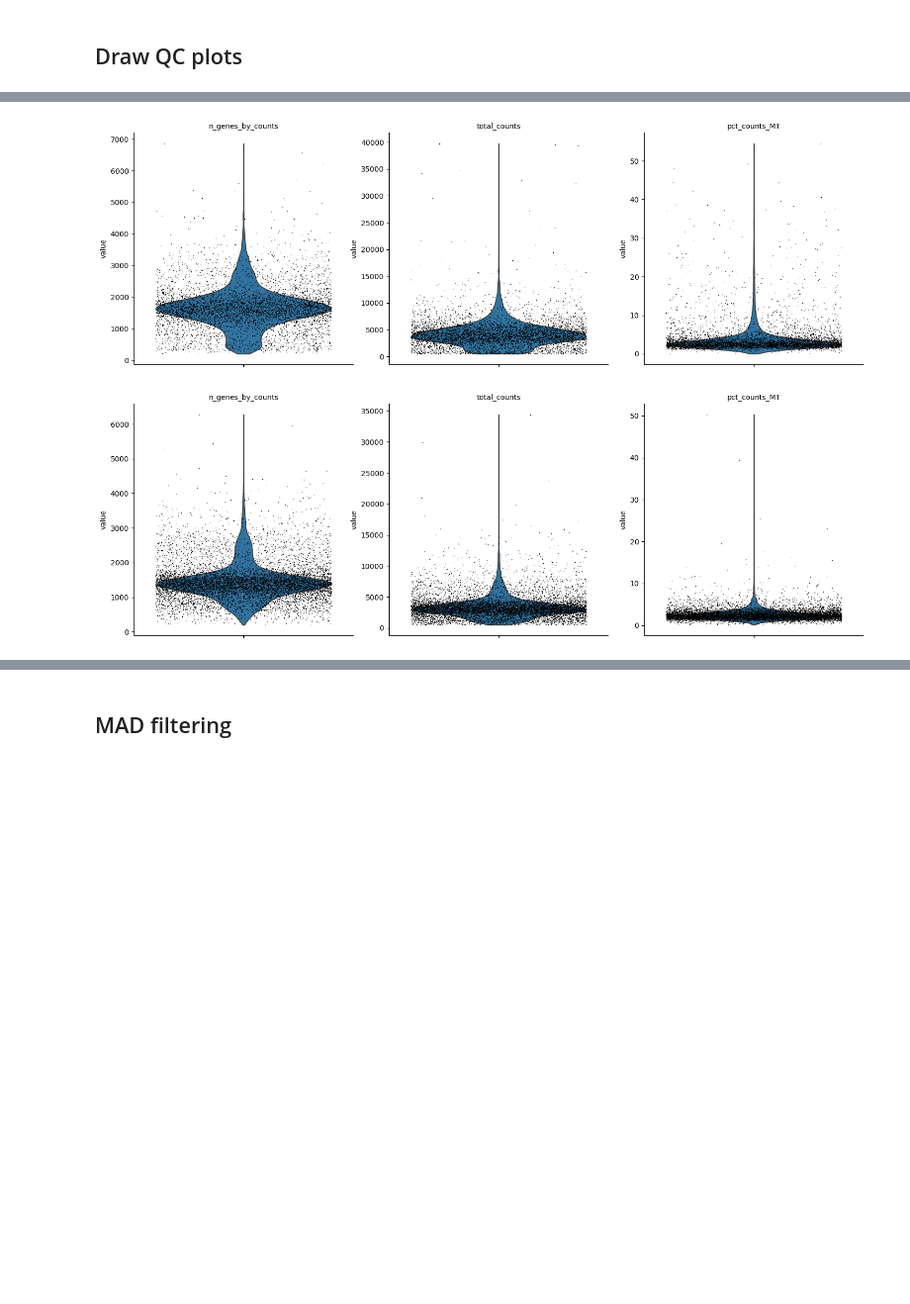
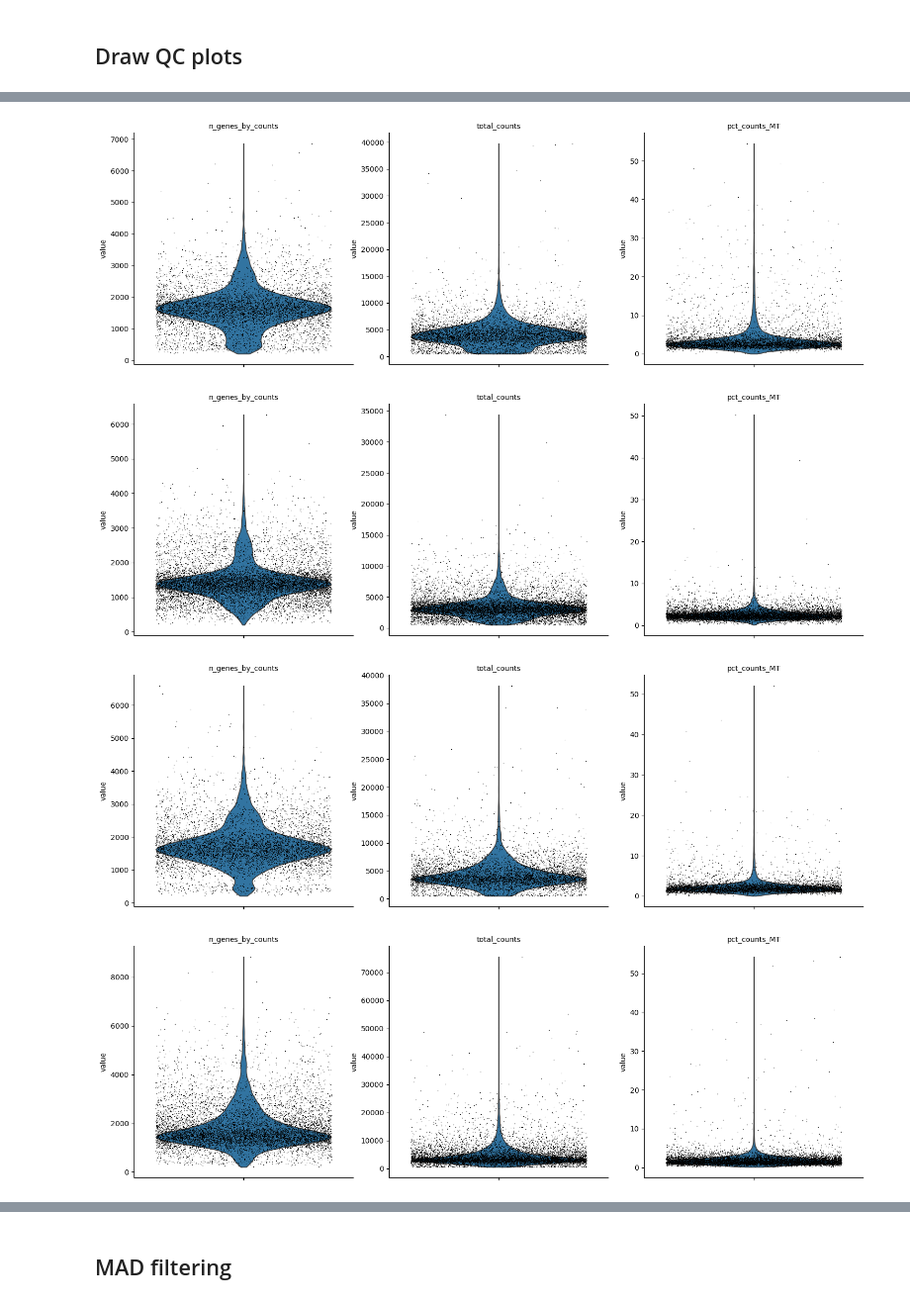
Before and after one commit to Sungwoo-Chang/2024-BI-class, a Jupyter notebook: 1. Preprocessing/1. Preprocessing.ipynb, the cells around one changed output, grey strips where cells are left out. Shown at 99% size. Drawn from its saved outputs; the diff is of its cells as text; code cells hidden in the pictures; blank space fills up the shorter version.

```diff
--- a/1. Preprocessing/1. Preprocessing.ipynb
+++ b/1. Preprocessing/1. Preprocessing.ipynb
@@ -122,14 +134,16 @@ for adata in [normal_1, normal_2, normal_3]:
 # %%
 # violin plot of the cell quality
 
-for adata in [normal_1, normal_2, normal_3]:
+for adata in [normal_1, normal_2, normal_3, hiv_1, hiv_2, hiv_3]:
     sc.pl.violin(
         adata,
         ["n_genes_by_counts", "total_counts", "pct_counts_MT"],
         jitter=0.4,
         multi_panel=True
     )
 # %% [output]
 [figure]
 [figure]
 [figure]
+[figure, added]
+[figure, added]
```
Also changed, not shown: parts of 27 cells of this notebook, 2 other files.
